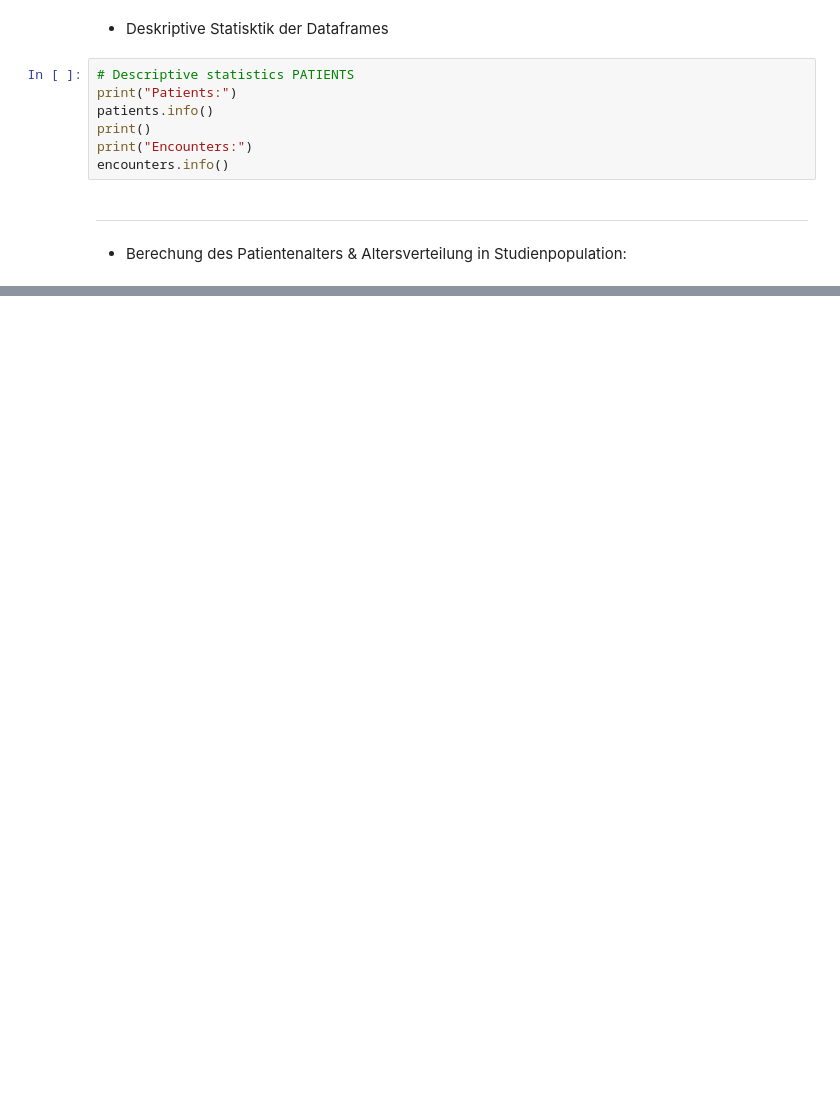
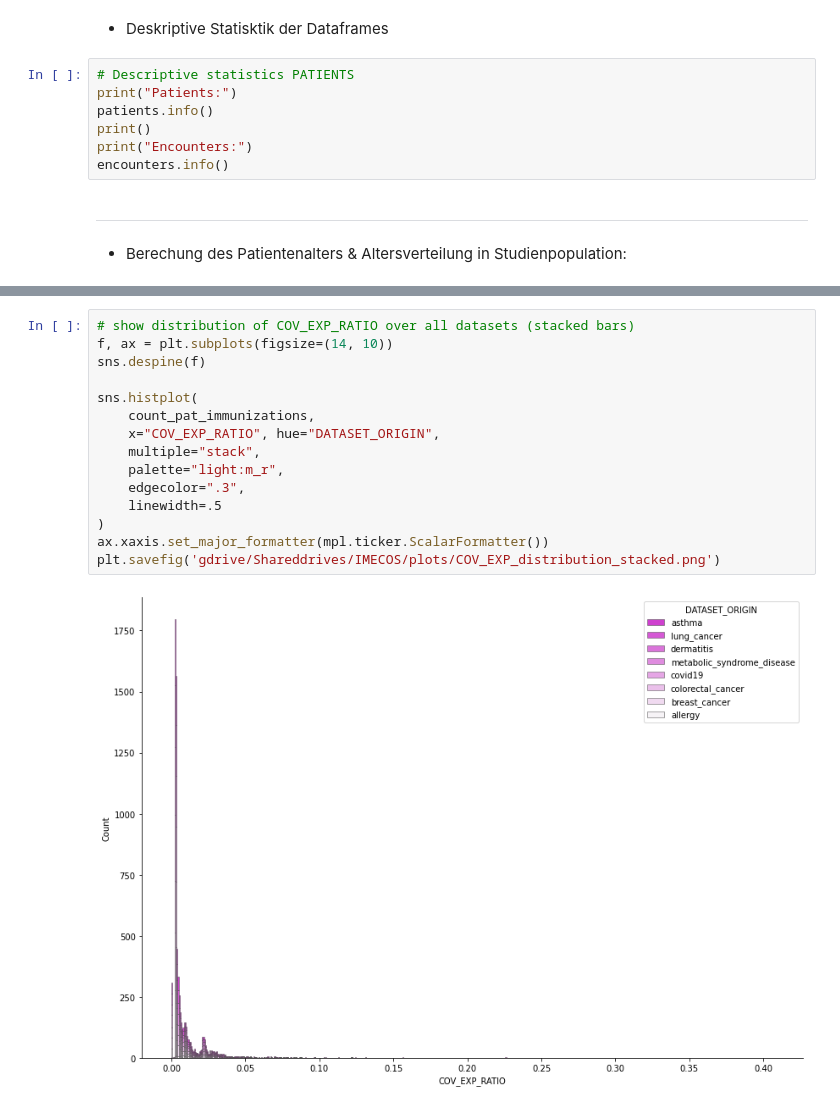
Before and after one commit to Fuenfgeld/ATeamDatenmanagementUndArchivierung, a Jupyter notebook: IMECOS_master.ipynb, the cells around one changed output, grey strips where cells are left out. Drawn from its saved outputs; the diff is of its cells as text; blank space fills up the shorter version.

```diff
--- a/IMECOS_master.ipynb
+++ b/IMECOS_master.ipynb
@@ -143,0 +203,17 @@ encounters.info()
+# %%
+# show distribution of COV_EXP_RATIO over all datasets (stacked bars)
+f, ax = plt.subplots(figsize=(14, 10))
+sns.despine(f)
+
+sns.histplot(
+    count_pat_immunizations,
+    x="COV_EXP_RATIO", hue="DATASET_ORIGIN",
+    multiple="stack",
+    palette="light:m_r",
+    edgecolor=".3",
+    linewidth=.5
+)
+ax.xaxis.set_major_formatter(mpl.ticker.ScalarFormatter())
+plt.savefig('gdrive/Shareddrives/IMECOS/plots/COV_EXP_distribution_stacked.png')
+# %% [output]
+[figure, added]
```
Also changed, not shown: parts of 12 cells of this notebook.
